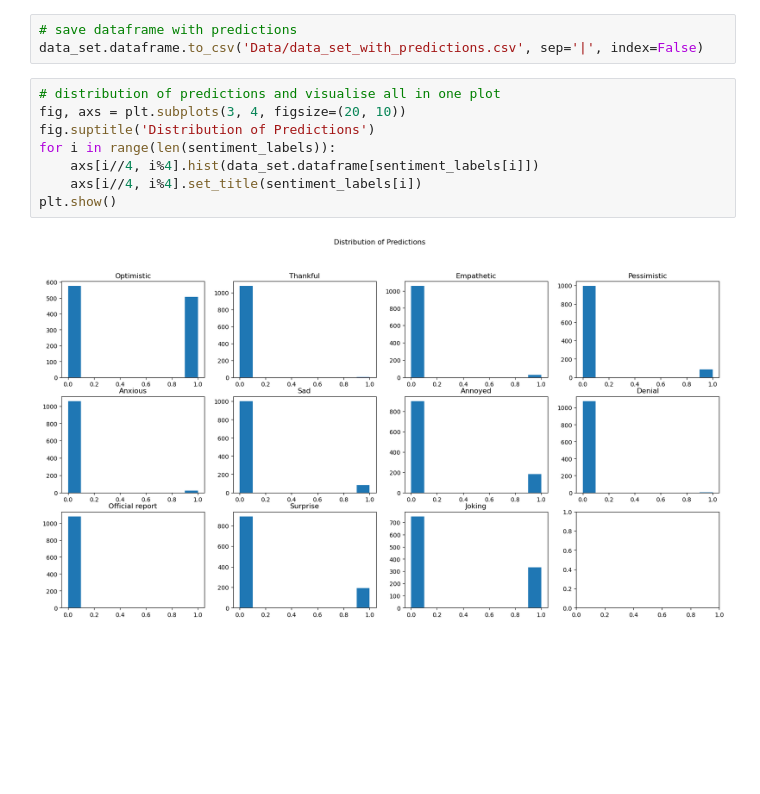
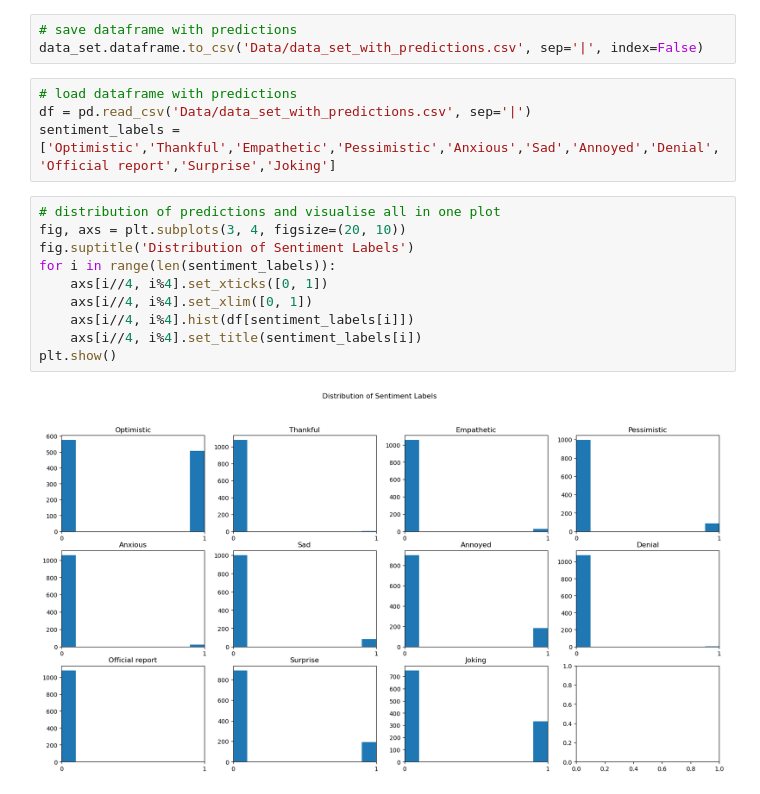
Before and after one commit to sydney-machine-learning/evaluation-deeplearning-NLP, a Jupyter notebook: SentimentAnalysis.ipynb, the cells around one changed output. Cells and saved outputs as stored; diff of their text form; blank space fills up the shorter version.

Commit message:
Sentiment Analysis

```diff
--- a/SentimentAnalysis.ipynb
+++ b/SentimentAnalysis.ipynb
@@ -165,13 +165,19 @@ data_set.dataframe
 # %%
 # save dataframe with predictions
 data_set.dataframe.to_csv('Data/data_set_with_predictions.csv', sep='|', index=False)
+# %%
+# load dataframe with predictions
+df = pd.read_csv('Data/data_set_with_predictions.csv', sep='|')
+sentiment_labels = ['Optimistic','Thankful','Empathetic','Pessimistic','Anxious','Sad','Annoyed','Denial','Official report','Surprise','Joking']
 # %%
 # distribution of predictions and visualise all in one plot
 fig, axs = plt.subplots(3, 4, figsize=(20, 10))
-fig.suptitle('Distribution of Predictions')
+fig.suptitle('Distribution of Sentiment Labels')
 for i in range(len(sentiment_labels)):
-    axs[i//4, i%4].hist(data_set.dataframe[sentiment_labels[i]])
+    axs[i//4, i%4].set_xticks([0, 1])
+    axs[i//4, i%4].set_xlim([0, 1])
+    axs[i//4, i%4].hist(df[sentiment_labels[i]])
     axs[i//4, i%4].set_title(sentiment_labels[i])
 plt.show()
 # %% [output]
-[figure, old version]
+[figure, new version]
```
Also changed, not shown: parts of 4 cells of this notebook, 2 other files.
